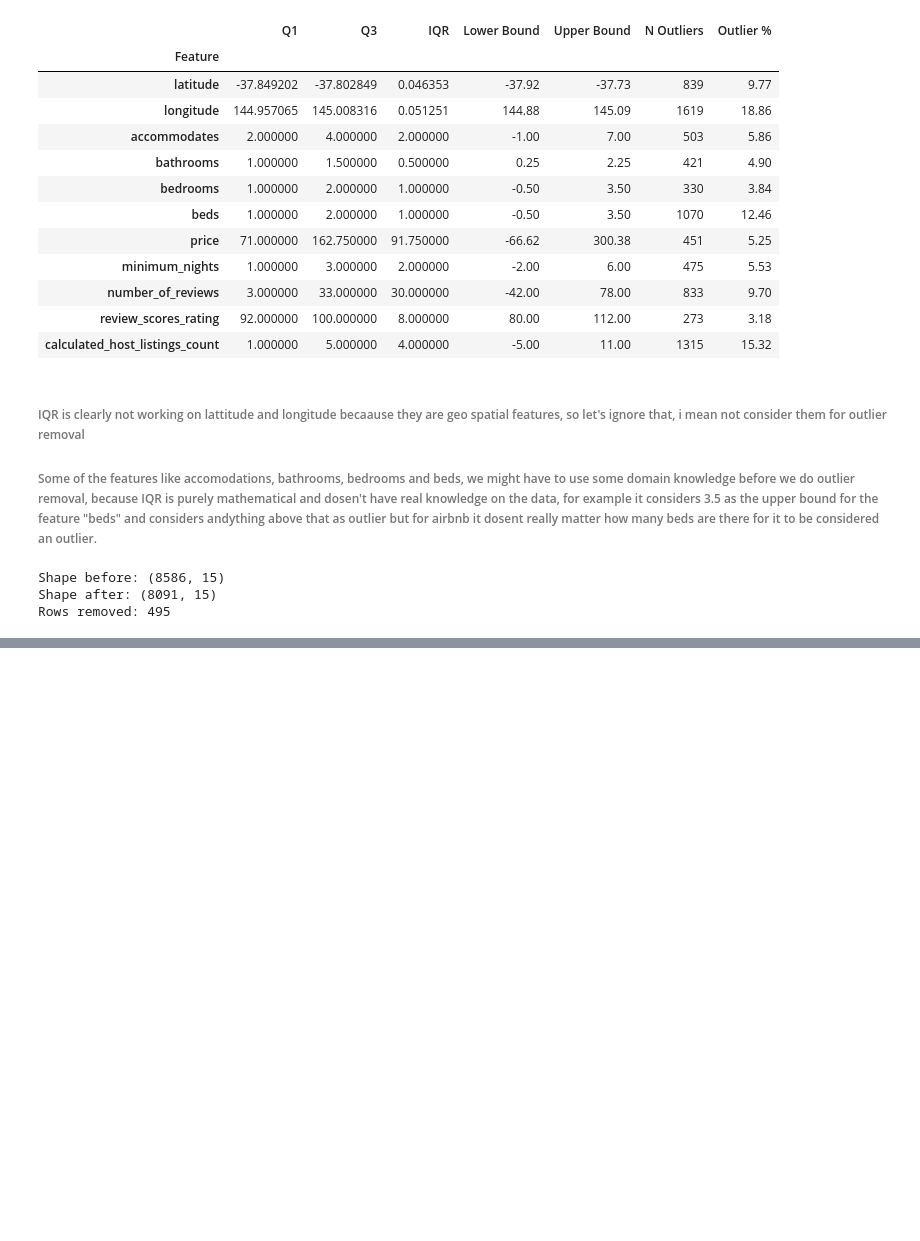
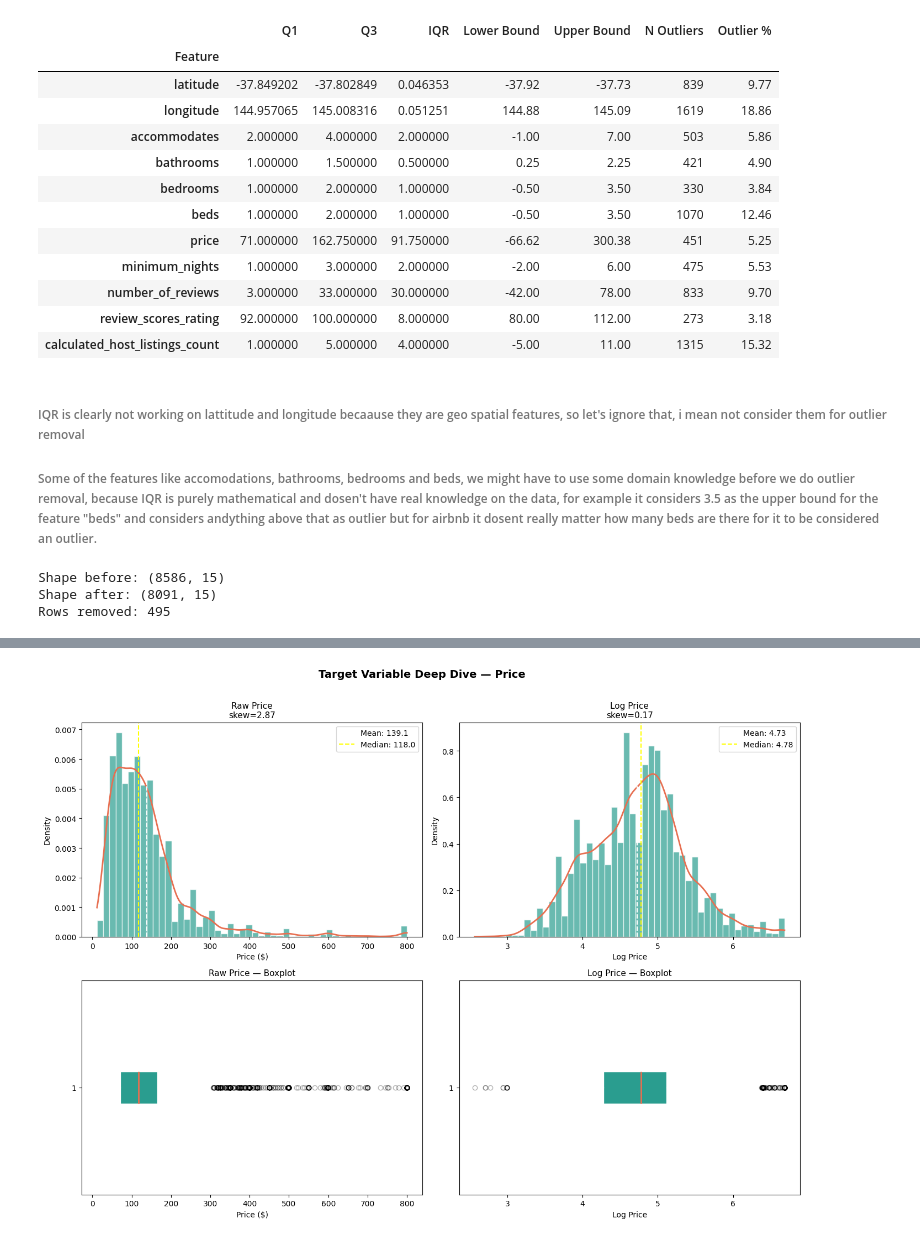
Before and after one commit to Anirudh-red11/Comp_ML_Melb_airbnb, a Jupyter notebook: notebook/mainnote.ipynb, the cells around one changed output, grey strips where cells are left out. Drawn from its saved outputs; the diff is of its cells as text; code cells hidden in the pictures; blank space fills up the shorter version.

```diff
--- a/notebook/mainnote.ipynb
+++ b/notebook/mainnote.ipynb
@@ -386,0 +394,13 @@ Rows removed: 495
+# %%
+print("Shape before capping:", train.shape)
+
+train = cap_features(train, 'price', upper=800)
+train = cap_features(train, 'minimum_nights', upper=30)
+train = cap_features(train, 'accommodates', upper=10)
+train = cap_features(train, 'bathrooms', upper=5)
+train = cap_features(train, 'bedrooms', upper=6)
+train = cap_features(train, 'beds', upper=8)
+train = cap_features(train, 'number_of_reviews', upper=200)
+train = cap_features(train, 'calculated_host_listings_count', upper=50)
+
+print("Shape after capping:", train.shape)
@@ -386,0 +487,55 @@ Rows removed: 495
+# %%
+# This entire block is Claude's work, I just added some comments to it and also added the log price distribution plot to it.
+fig, axes = plt.subplots(2, 2, figsize=(14, 10))
+
+price = train['price']
+log_price = np.log1p(train['price'])
+
+# 1. Raw price histogram + KDE
+axes[0, 0].hist(price, bins=50, color=TEAL, alpha=0.7, edgecolor='white', density=True)
+kde = stats.gaussian_kde(price)
+kde_x = np.linspace(price.min(), price.max(), 300)
+axes[0, 0].plot(kde_x, kde(kde_x), color=CORAL, lw=2)
+axes[0, 0].axvline(price.mean(), color='white', linestyle='--', lw=1.5, label=f'Mean: {price.mean():.1f}')
+axes[0, 0].axvline(price.median(), color='yellow', linestyle='--', lw=1.5, label=f'Median: {price.median():.1f}')
+axes[0, 0].set_title(f'Raw Price\nskew={price.skew():.2f}', fontsize=11)
+axes[0, 0].set_xlabel('Price ($)')
+axes[0, 0].set_ylabel('Density')
+axes[0, 0].legend()
+
+# 2. Log price histogram + KDE
+axes[0, 1].hist(log_price, bins=50, color=TEAL, alpha=0.7, edgecolor='white', density=True)
+kde_log = stats.gaussian_kde(log_price)
+kde_log_x = np.linspace(log_price.min(), log_price.max(), 300)
+axes[0, 1].plot(kde_log_x, kde_log(kde_log_x), color=CORAL, lw=2)
+axes[0, 1].axvline(log_price.mean(), color='white', linestyle='--', lw=1.5, label=f'Mean: {log_price.mean():.2f}')
+axes[0, 1].axvline(log_price.median(), color='yellow', linestyle='--', lw=1.5, label=f'Median: {log_price.median():.2f}')
+axes[0, 1].set_title(f'Log Price\nskew={log_price.skew():.2f}', fontsize=11)
+axes[0, 1].set_xlabel('Log Price')
+axes[0, 1].set_ylabel('Density')
+axes[0, 1].legend()
+
+# 3. Boxplot raw vs log
+axes[1, 0].boxplot(price, vert=False, patch_artist=True,
+                   boxprops=dict(facecolor=TEAL, color='white'),
+                   medianprops=dict(color=CORAL, linewidth=2),
+                   whiskerprops=dict(color='white'),
+                   capprops=dict(color='white'),
+                   flierprops=dict(marker='o', color=CORAL, alpha=0.3))
+axes[1, 0].set_title('Raw Price — Boxplot', fontsize=11)
+axes[1, 0].set_xlabel('Price ($)')
+
+axes[1, 1].boxplot(log_price, vert=False, patch_artist=True,
+                   boxprops=dict(facecolor=TEAL, color='white'),
+                   medianprops=dict(color=CORAL, linewidth=2),
+                   whiskerprops=dict(color='white'),
+                   capprops=dict(color='white'),
+                   flierprops=dict(marker='o', color=CORAL, alpha=0.3))
+axes[1, 1].set_title('Log Price — Boxplot', fontsize=11)
+axes[1, 1].set_xlabel('Log Price')
+
+fig.suptitle('Target Variable Deep Dive — Price', fontsize=14, fontweight='bold', y=1.01)
+plt.tight_layout()
+plt.show()
+# %% [output]
+[figure, added]
```
Also changed, not shown: parts of 14 cells of this notebook, 2 other files.
